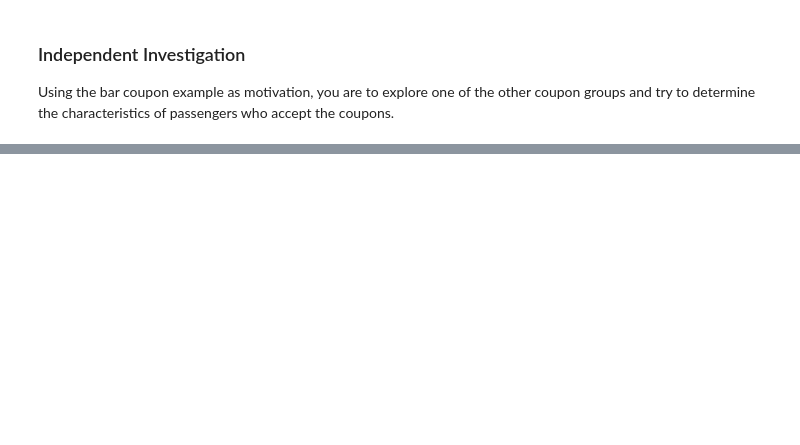
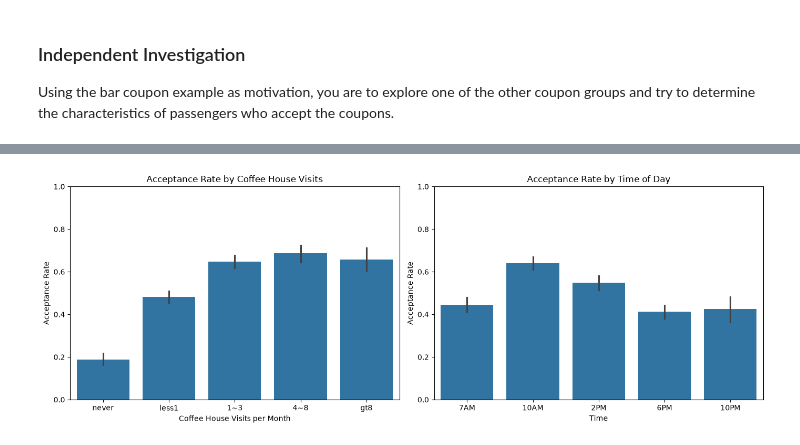
Before and after one commit to nandinisund/AIMLTest, a Jupyter notebook: Practical Application 1 Jupyter Notebook.ipynb, the cells around one changed output, grey strips where cells are left out. Cells and saved outputs as stored; diff of their text form; code cells hidden in the pictures; blank space fills up the shorter version.

```diff
--- a/Practical Application 1 Jupyter Notebook.ipynb
+++ b/Practical Application 1 Jupyter Notebook.ipynb
@@ -428,0 +649,37 @@ Using the bar coupon example as motivation, you are to explore one of the other
+# %%
+#Acceptance Rate and Coffe House frequency of visit & TIme of Day
+plt.figure(figsize=(14, 5))
+
+plt.subplot(121)
+
+sns.barplot(
+    data=coffee_coupons,
+    x='CoffeeHouse',
+    y='Y',
+    order=['never', 'less1', '1~3', '4~8', 'gt8']
+)
+
+plt.title('Acceptance Rate by Coffee House Visits')
+plt.xlabel('Coffee House Visits per Month')
+plt.ylabel('Acceptance Rate')
+plt.ylim(0, 1)
+
+
+plt.subplot(122)
+
+sns.barplot(
+    data=coffee_coupons,
+    x='time',
+    y='Y',
+    order=['7AM', '10AM', '2PM', '6PM', '10PM']
+)
+
+plt.title('Acceptance Rate by Time of Day')
+plt.xlabel('Time')
+plt.ylabel('Acceptance Rate')
+plt.ylim(0, 1)
+
+plt.tight_layout()
+plt.show()
+# %% [output]
+[figure, added]
```
Also changed, not shown: parts of 12 cells of this notebook, 1 other file.
